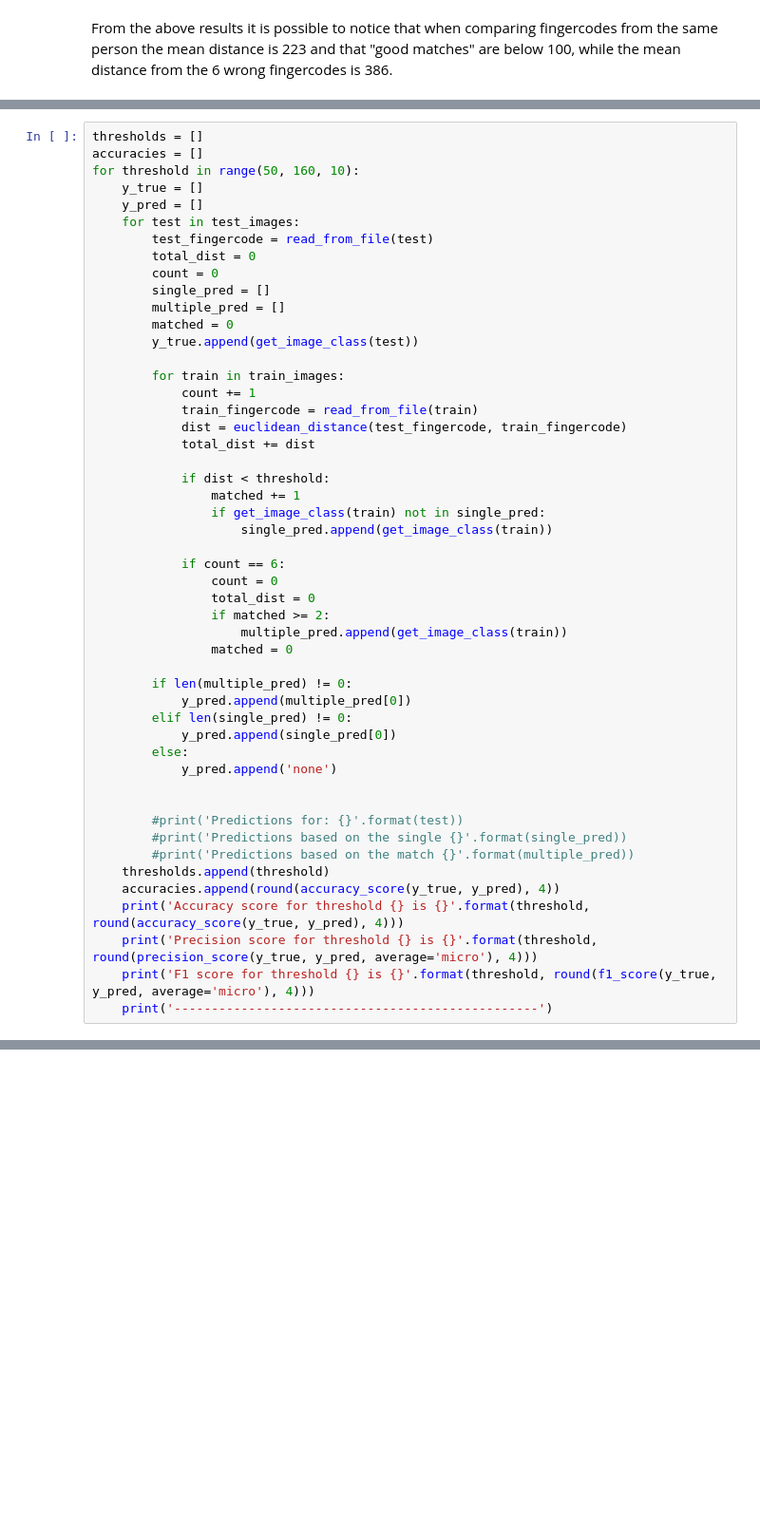
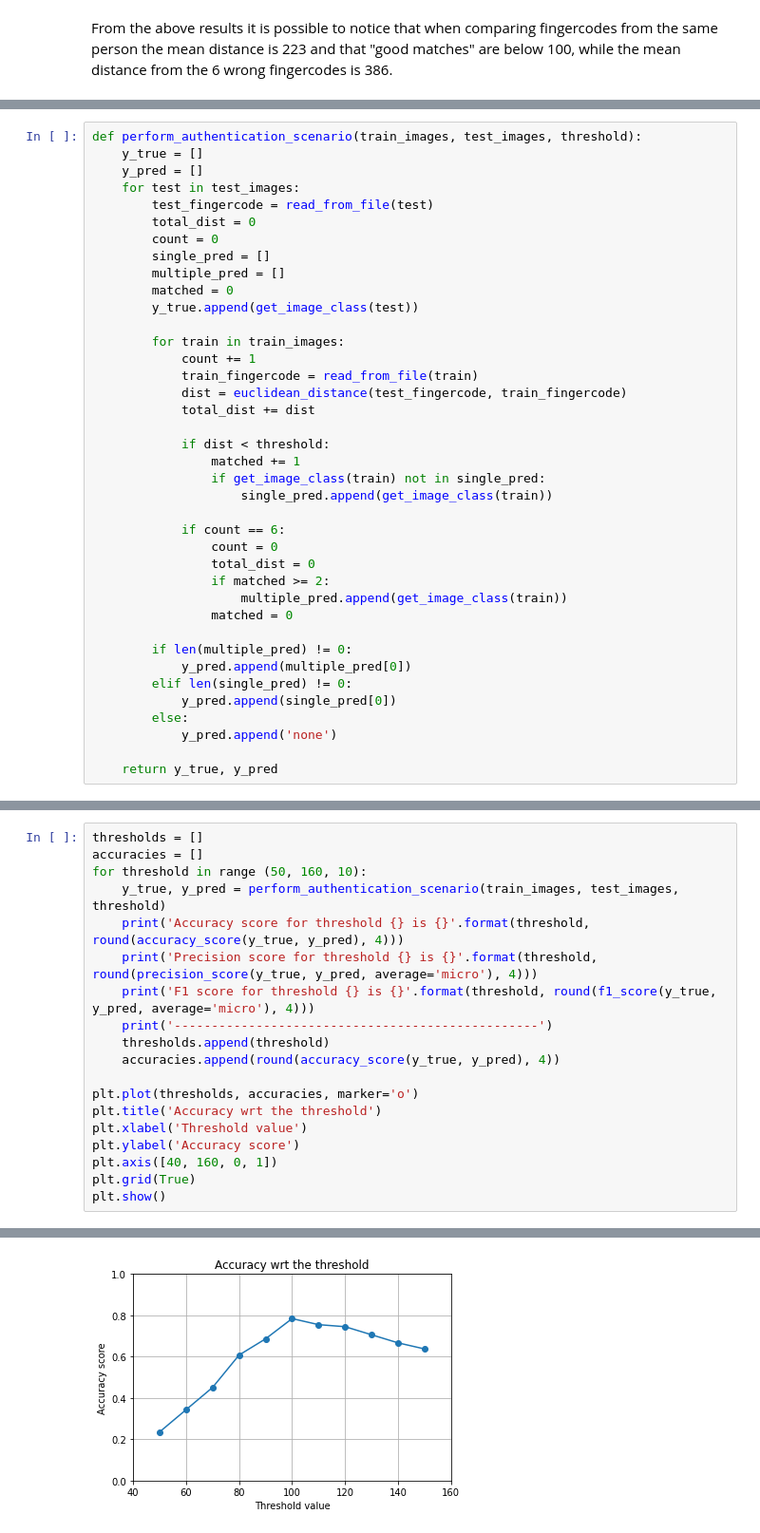
Before and after one commit to mentelmarian/fingercode-matching, a Jupyter notebook: fingercode_recognition/fingercode_recognition.ipynb, the cells around one changed output, grey strips where cells are left out. Shown at 95% size. Cells and saved outputs as stored; diff of their text form; blank space fills up the shorter version.

```diff
--- a/fingercode_recognition/fingercode_recognition.ipynb
+++ b/fingercode_recognition/fingercode_recognition.ipynb
@@ -88,7 +88,5 @@ This procedure will run with different threshold values for the Euclidean distan
 # %%
-thresholds = []
-accuracies = []
-for threshold in range(50, 160, 10):
+def perform_authentication_scenario(train_images, test_images, threshold):
     y_true = []
     y_pred = []
     for test in test_images:
@@ -125,13 +123,4 @@ for threshold in range(50, 160, 10):
         else:
             y_pred.append('none')
 
-
-        #print('Predictions for: {}'.format(test))
-        #print('Predictions based on the single {}'.format(single_pred))
-        #print('Predictions based on the match {}'.format(multiple_pred))
-    thresholds.append(threshold)
-    accuracies.append(round(accuracy_score(y_true, y_pred), 4))
-    print('Accuracy score for threshold {} is {}'.format(threshold, round(accuracy_score(y_true, y_pred), 4)))
-    print('Precision score for threshold {} is {}'.format(threshold, round(precision_score(y_true, y_pred, average='micro'), 4)))
-    print('F1 score for threshold {} is {}'.format(threshold, round(f1_score(y_true, y_pred, average='micro'), 4)))
-    print('-------------------------------------------------')
+    return y_true, y_pred
@@ -155,0 +129,20 @@ F1 score for threshold 150 is 0.6373
+# %%
+thresholds = []
+accuracies = []
+for threshold in range (50, 160, 10):
+    y_true, y_pred = perform_authentication_scenario(train_images, test_images, threshold)
+    print('Accuracy score for threshold {} is {}'.format(threshold, round(accuracy_score(y_true, y_pred), 4)))
+    print('Precision score for threshold {} is {}'.format(threshold, round(precision_score(y_true, y_pred, average='micro'), 4)))
+    print('F1 score for threshold {} is {}'.format(threshold, round(f1_score(y_true, y_pred, average='micro'), 4)))
+    print('-------------------------------------------------')
+    thresholds.append(threshold)
+    accuracies.append(round(accuracy_score(y_true, y_pred), 4))
+
+plt.plot(thresholds, accuracies, marker='o')
+plt.title('Accuracy wrt the threshold')
+plt.xlabel('Threshold value')
+plt.ylabel('Accuracy score')
+plt.axis([40, 160, 0, 1])
+plt.grid(True)
+plt.show()
+# %% [output]
@@ -156,2 +166,3 @@ F1 score for threshold 150 is 0.6373
+[figure, added]
 # %% [markdown]
 It is possible to observe that the higher accuracy is obatained when the threshold is 100.
```
Also changed, not shown: parts of 14 cells of this notebook.
